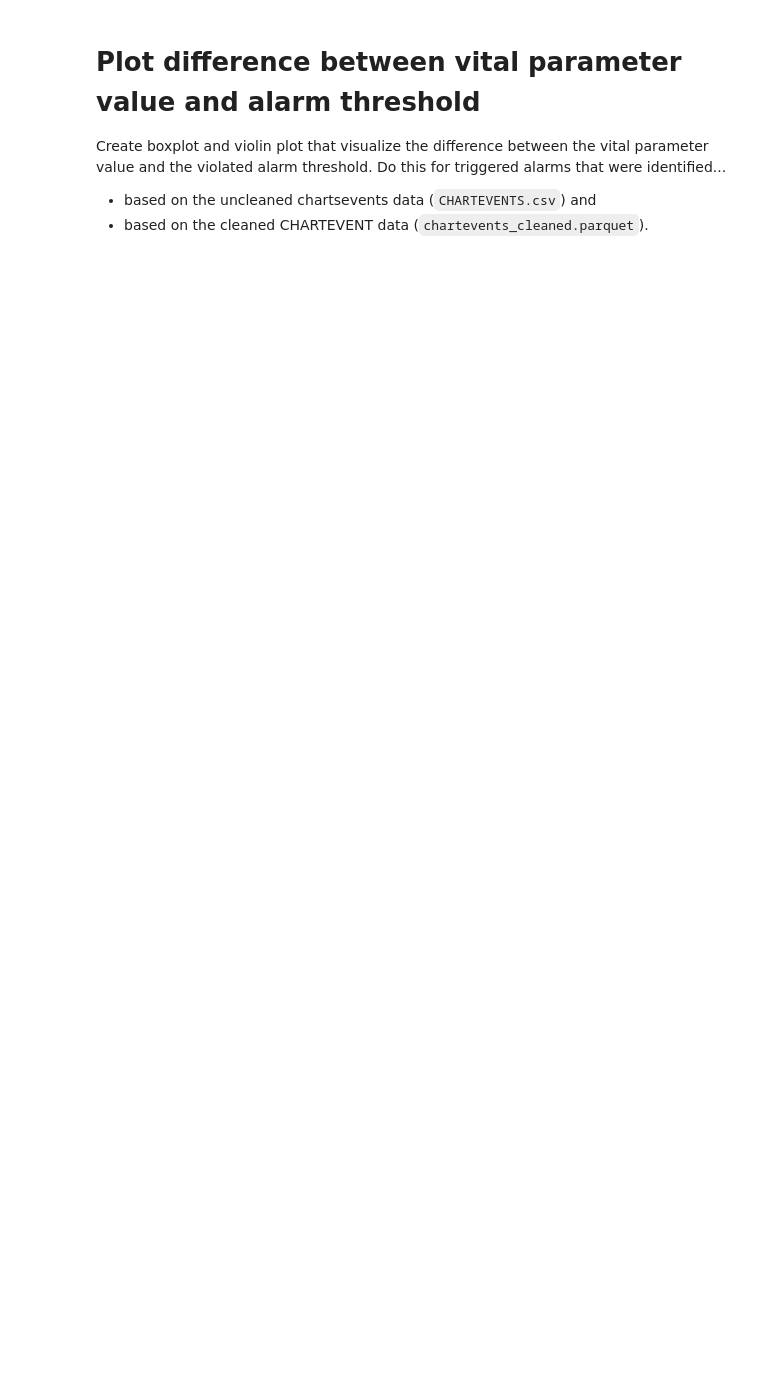
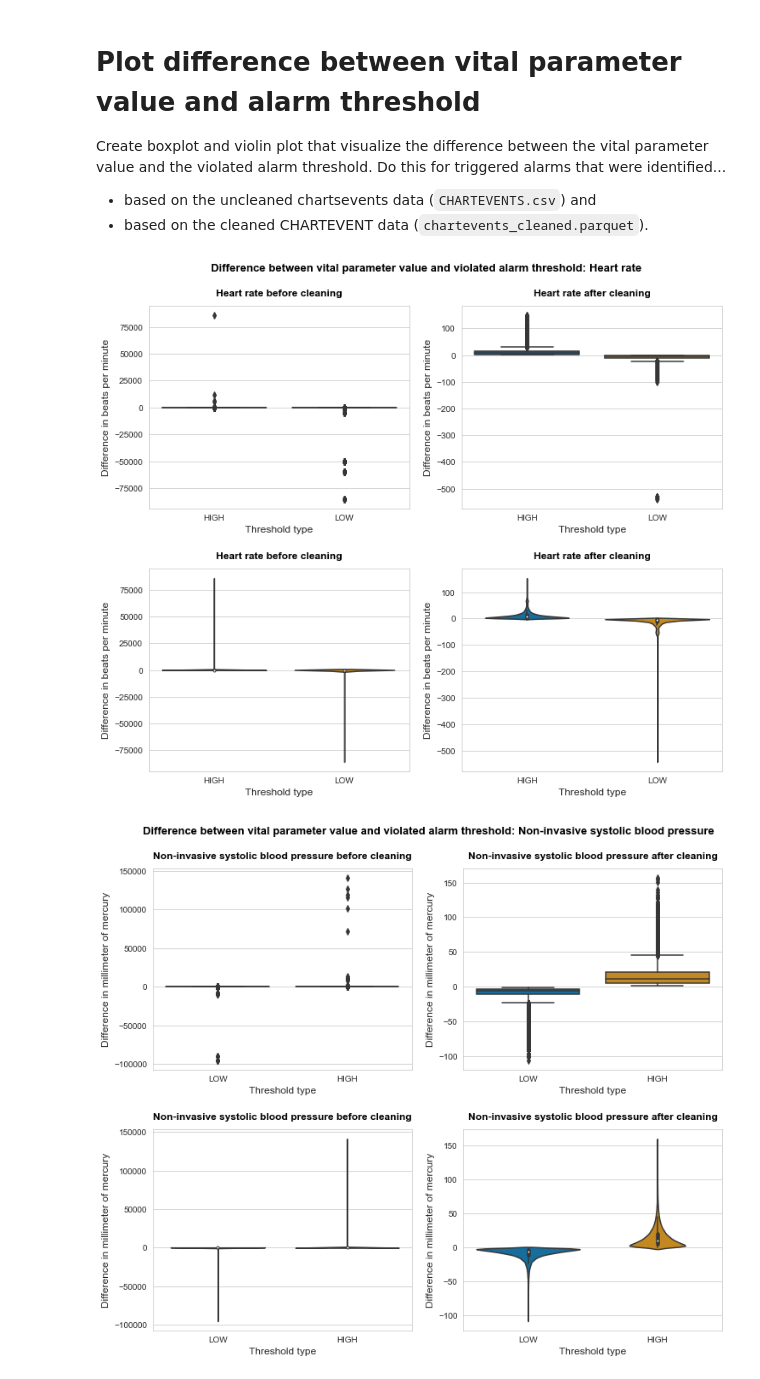
Before and after one commit to denise97/dhl2021, a Jupyter notebook: paper_visualizations/difference_to_threshold.ipynb, the cells around one changed output. Drawn from its saved outputs; the diff is of its cells as text; code cells hidden in the pictures; blank space fills up the shorter version.

```diff
--- a/paper_visualizations/difference_to_threshold.ipynb
+++ b/paper_visualizations/difference_to_threshold.ipynb
@@ -11,8 +11,8 @@ import pandas as pd
 import pyarrow as pa
 
 # Read from csv file
-uncleaned_alarms = pd.read_csv('../data/alarm_violations.csv')
-cleaned_alarms = pd.read_csv('../data/alarm_data.csv')
+uncleaned_alarms = pd.read_csv('../../alarm_violations.csv')
+cleaned_alarms = pd.read_csv('../../data/alarms/alarm_data.csv')
 # %%
 # Create new column that contains the difference between vital parameter value and threshold value of triggered alarm
 uncleaned_alarms['DIF_PARAMETER_THRESHOLD'] = uncleaned_alarms['VALUENUM'] - uncleaned_alarms['THRESHOLD_VALUE']
@@ -24,7 +24,7 @@ import numpy as np
 import datetime as dt
 
 # Path to folder where the figures will be saved as PNGs
-path = '../plots/'
+path = '../../plots/'
 
 # Set shared variables
 sns.set_style("whitegrid")
@@ -98,30 +98,33 @@ for i, vital_parameter in vital_parameters.iterrows():
         data = uncleaned_plotdata,
         x = my_x,
         y = my_y,
         palette = my_palette
         )
     axs[1,0].set_title(
         str(vital_parameter.LABEL+my_title_suffix_before),
         fontweight = my_title_fontweight, color = my_title_color, fontsize = my_title_fontsize, y = my_title_y)
 
     sns.violinplot(
         ax = axs[1,1],
         data = cleaned_plotdata,
         x = my_x,
         y = my_y,
         palette = my_palette
         )
     axs[1,1].set_title(
         str(vital_parameter.LABEL+my_title_suffix_after),
         fontweight = my_title_fontweight, color = my_title_color, fontsize = my_title_fontsize, y = my_title_y)
 
     for i in [axs[0,0],axs[0,1],axs[1,0],axs[1,1]]:
         i.set_xlabel(xlabel, fontsize = my_xlabel_fontsize)
         i.set_ylabel(str("Difference in "+vital_parameter.UNIT), fontsize = my_ylabel_fontsize)
 
     # Save figure as PNG file
     timestamp = dt.datetime.today().strftime('%Y-%m-%dT%H-%M-%S')
     # plt.savefig(str(path + 'difference-to-threshold_' + str(vital_parameter.ABBREVIATION) +'_72-DPI_' + timestamp + '.png'), dpi=72, bbox_inches='tight')
     # plt.savefig(str(path + 'difference-to-threshold_' + str(vital_parameter.ABBREVIATION) +'_300-DPI_' + timestamp + '.png'), dpi=300, bbox_inches='tight')
 
     plt.show(fig)
+# %% [output]
+[figure, added]
+[figure, added]
```
Also changed, not shown: parts of 1 cell of this notebook, 1 other file.
